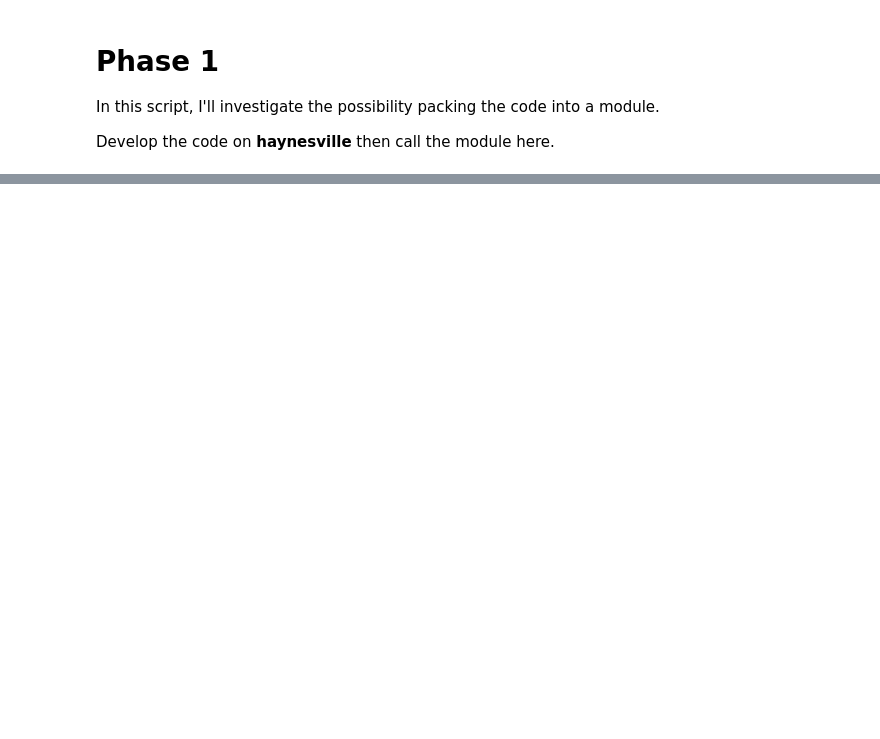
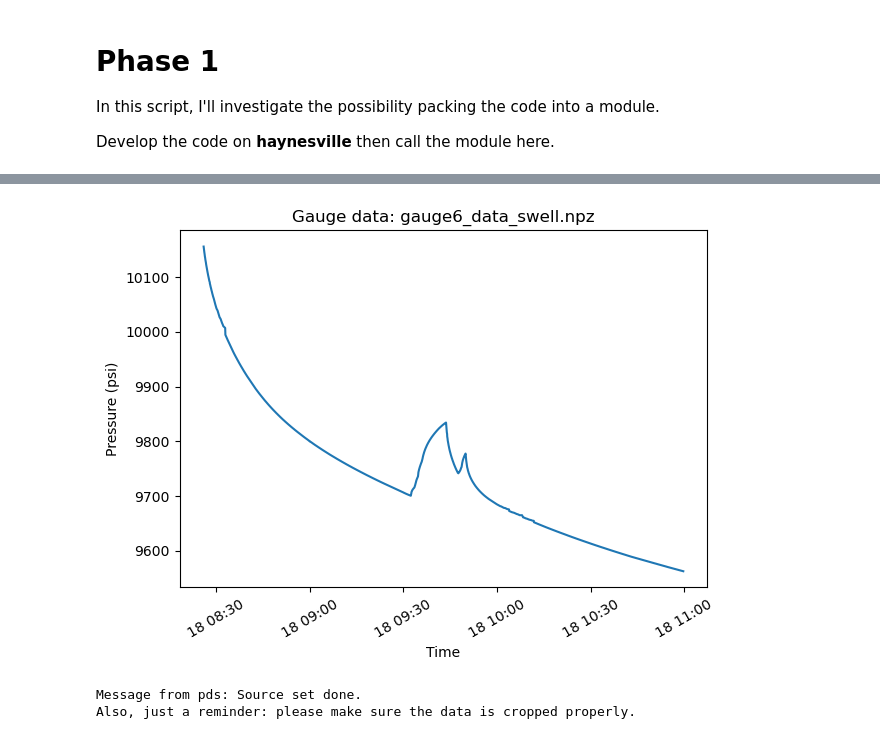
Before and after one commit to shenyaojin/well_leakage_physical_model, a Jupyter notebook: 063_module_test.ipynb, the cells around one changed output, grey strips where cells are left out. Drawn from its saved outputs; the diff is of its cells as text; code cells hidden in the pictures; blank space fills up the shorter version.

```diff
--- a/063_module_test.ipynb
+++ b/063_module_test.ipynb
@@ -88,0 +156,15 @@ pds_frame_phase1 = pds.PDS1D_SingleSource()
+# %%
+# Process the pressure gauge data to get the source term
+phase_2_pg_dataframe = gauge_dataframe.copy()
+phase_2_pg_dataframe.crop(stage7_end_time, stage8_start_time)
+# %%
+# QC the pressure gauge data
+phase_2_pg_dataframe.plot_simple()
+# %% [output]
+[figure, added]
+# %%
+# Set the source term
+pds_frame_phase2.set_source(phase_2_pg_dataframe)
+# %% [output]
+Message from pds: Source set done.
+Also, just a reminder: please make sure the data is cropped properly.
```
Also changed, not shown: parts of 47 cells of this notebook.
